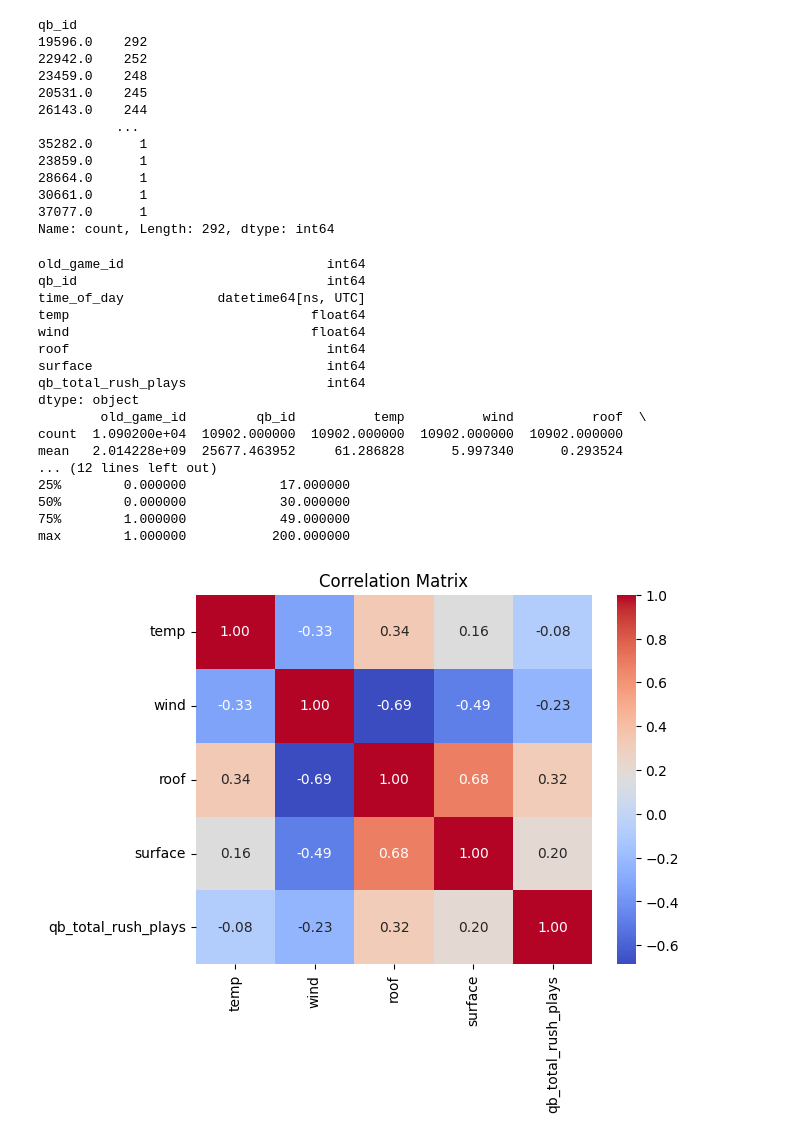
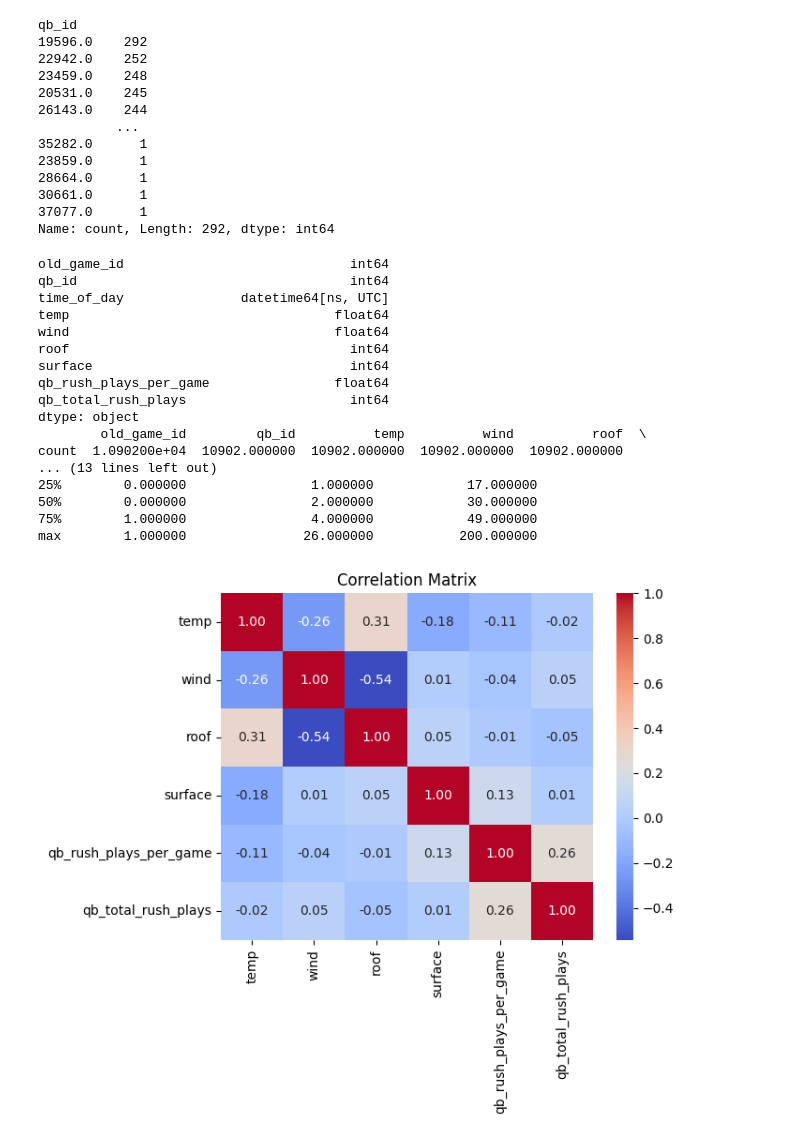
Before and after one commit to SantiM01/Senior-Project, a Jupyter notebook: data_aggregation_per_game_per_qb.ipynb, the cells around one changed output. Drawn from its saved outputs; the diff is of its cells as text; code cells hidden in the pictures.

```diff
--- a/data_aggregation_per_game_per_qb.ipynb
+++ b/data_aggregation_per_game_per_qb.ipynb
@@ -168,7 +164,7 @@ files = ['final_filtered_file_2006.csv', 'final_filtered_file_2007.csv', 'final_
 # Optionally, save to CSV
 #final_data.to_csv('final_filtered_file_' + str(year) + '_all_qbs2.csv', index=False)
 # %%
-#import pandas as pd
+import pandas as pd
 
 # Assuming 'files' list is defined in another cell and includes file names like:
 # files = ['final_filtered_file_2006.csv', 'final_filtered_file_2007.csv', ..., 'final_filtered_file_2022.csv']
@@ -176,12 +172,14 @@ files = ['final_filtered_file_2006.csv', 'final_filtered_file_2007.csv', 'final_
 all_final_data = pd.DataFrame()
 
 for file in files:
-    # Make sure to prepend the path if files are not in the current directory
     data = pd.read_csv(file)
 
-    # Calculate total rushing plays for each QB
+    # Calculate total rushing plays for each QB per game
     rushing_plays = data[data['play_type_nfl'] == 'RUSH']
-    rush_counts = rushing_plays.groupby('qb_id').size().reset_index(name='qb_total_rush_plays')
+    rush_counts_game = rushing_plays.groupby(['old_game_id', 'qb_id']).size().reset_index(name='qb_rush_plays_per_game')
+
+    # Calculate total rushing plays for each QB per season
+    rush_counts_season = rushing_plays.groupby('qb_id').size().reset_index(name='qb_total_rush_plays')
 
     # Group and aggregate data by old_game_id and qb_id
     grouped_data = data.groupby(['old_game_id', 'qb_id']).agg({
@@ -192,10 +190,14 @@ for file in files:
         'surface': 'first'
     }).reset_index()
 
-    # Merge the rushing counts into the grouped data
-    final_data = grouped_data.merge(rush_counts, on='qb_id', how='left')
+    # Merge the per-game rushing counts into the grouped data
+    final_data = grouped_data.merge(rush_counts_game, on=['old_game_id', 'qb_id'], how='left')
 
-    # Fill NaN values in 'qb_total_rush_plays' with 0
+    # Merge the seasonal rushing counts into the grouped data
+    final_data = final_data.merge(rush_counts_season, on='qb_id', how='left')
+
+    # Fill NaN values in 'qb_rush_plays_per_game' and 'qb_total_rush_plays' with 0
+    final_data['qb_rush_plays_per_game'] = final_data['qb_rush_plays_per_game'].fillna(0)
     final_data['qb_total_rush_plays'] = final_data['qb_total_rush_plays'].fillna(0)
 
     # Sort data by old_game_id and qb_id
@@ -297,13 +299,16 @@ Name: count, Length: 292, dtype: int64
 
 #filter_player.to_csv('filtered_by_player_20245.csv', index=False)
 # %%
-
 # Load the data
 data = pd.read_csv('final_filtered_file_all_qbs2_all_seasons.csv')
 
-# Convert data types
+# Convert data types with proper handling for NaN values
 data['qb_id'] = data['qb_id'].astype(int)
-data['qb_total_rush_plays'] = data['qb_total_rush_plays'].astype(int)
+
+# Fill NaN values with 0 in 'qb_total_rush_plays' before converting to integer
+data['qb_total_rush_plays'] = data['qb_total_rush_plays'].fillna(0).astype(int)
+
+# Convert 'time_of_day' to datetime, handling errors
 data['time_of_day'] = pd.to_datetime(data['time_of_day'], errors='coerce')  # converts to datetime, 'coerce' turns errors into NaT
 
 # Re-check data types and summary stats
@@ -313,45 +318,56 @@ print(data.describe())
 # Save the cleaned data if everything is as expected
 data.to_csv('cleaned_final_filtered_file_all_qbs2_all_seasons.csv', index=False)
 # %% [output]
-old_game_id                          int64
-qb_id                                int64
-time_of_day            datetime64[ns, UTC]
-temp                               float64
-wind                               float64
-roof                                 int64
-surface                              int64
-qb_total_rush_plays                  int64
+old_game_id                             int64
+qb_id                                   int64
+time_of_day               datetime64[ns, UTC]
+temp                                  float64
+wind                                  float64
+roof                                    int64
+surface                                 int64
+qb_rush_plays_per_game                float64
+qb_total_rush_plays                     int64
 dtype: object
         old_game_id         qb_id          temp          wind          roof  \
 count  1.090200e+04  10902.000000  10902.000000  10902.000000  10902.000000
-mean   2.014228e+09  25677.463952     61.286828      5.997340      0.293524
-... (12 lines left out)
-25%        0.000000            17.000000
-50%        0.000000            30.000000
-75%        1.000000            49.000000
-max        1.000000           200.000000
+... (13 lines left out)
+25%        0.000000                1.000000            17.000000
+50%        0.000000                2.000000            30.000000
+75%        1.000000                4.000000            49.000000
+max        1.000000               26.000000           200.000000
 # %%
+#############################################
+#
+#
+#
+#            Change player id
+#
+#
+#
+#############################################
+player_id = 19596
+
 data = all_final_data.copy()
 
-filter_player = data[data['qb_id'] == 20245]
+filter_player = data[data['qb_id'] == player_id]
 
-filter_player.to_csv('filtered_by_player_20245.csv', index=False)
+filter_player.to_csv('filtered_by_player_'+str(player_id)+'.csv', index=False)
 # %%
 import seaborn as sns
 import matplotlib.pyplot as plt
 
 # Load the data
 df = filter_player.copy()
 
 # Calculate correlation matrix
-corr = df[['temp', 'wind', 'roof', 'surface', 'qb_total_rush_plays']].corr()
+corr = df[['temp', 'wind', 'roof', 'surface', 'qb_rush_plays_per_game', 'qb_total_rush_plays']].corr()
 
 # Plot the heatmap
 sns.heatmap(corr, annot=True, fmt=".2f", cmap='coolwarm')
 plt.title('Correlation Matrix')
 plt.show()
 # %% [output]
-[figure, old version]
+[figure, new version]
 # %%
 import pandas as pd
 import seaborn as sns
```
Also changed, not shown: parts of 6 cells of this notebook.
